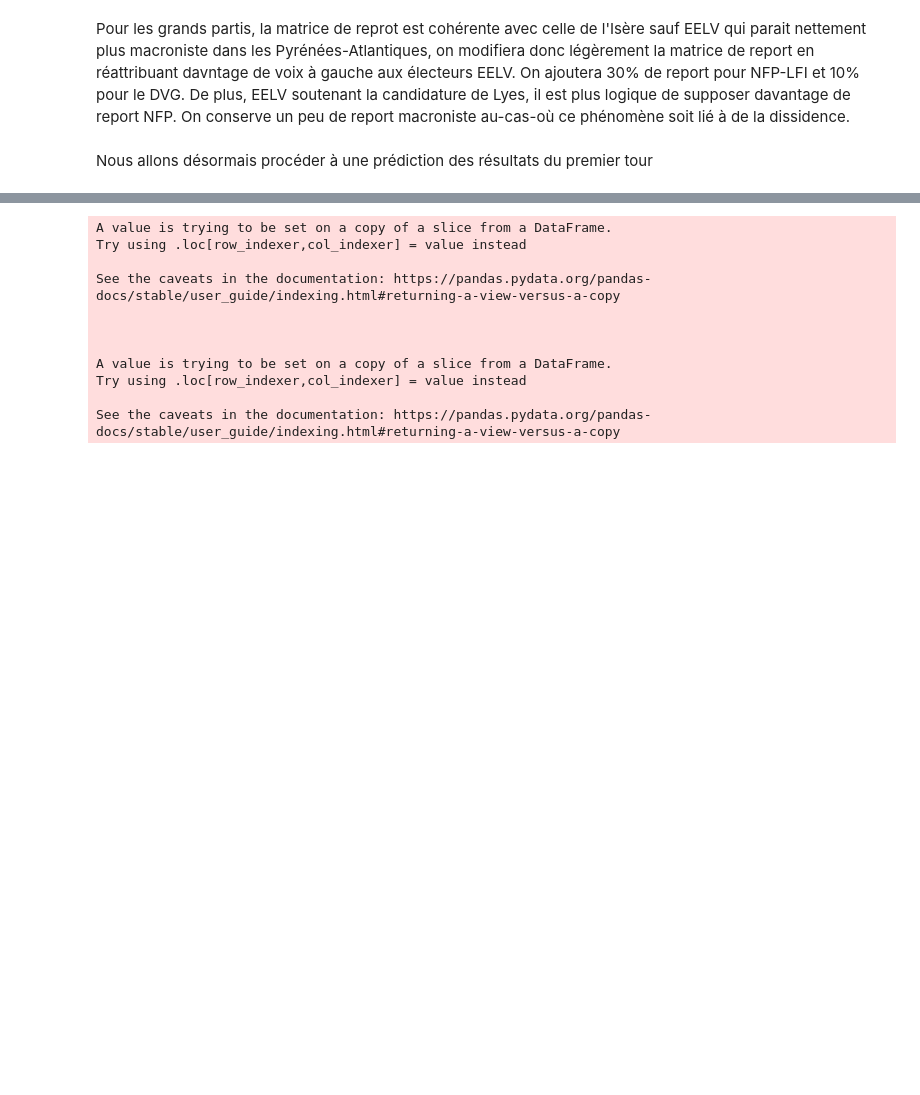
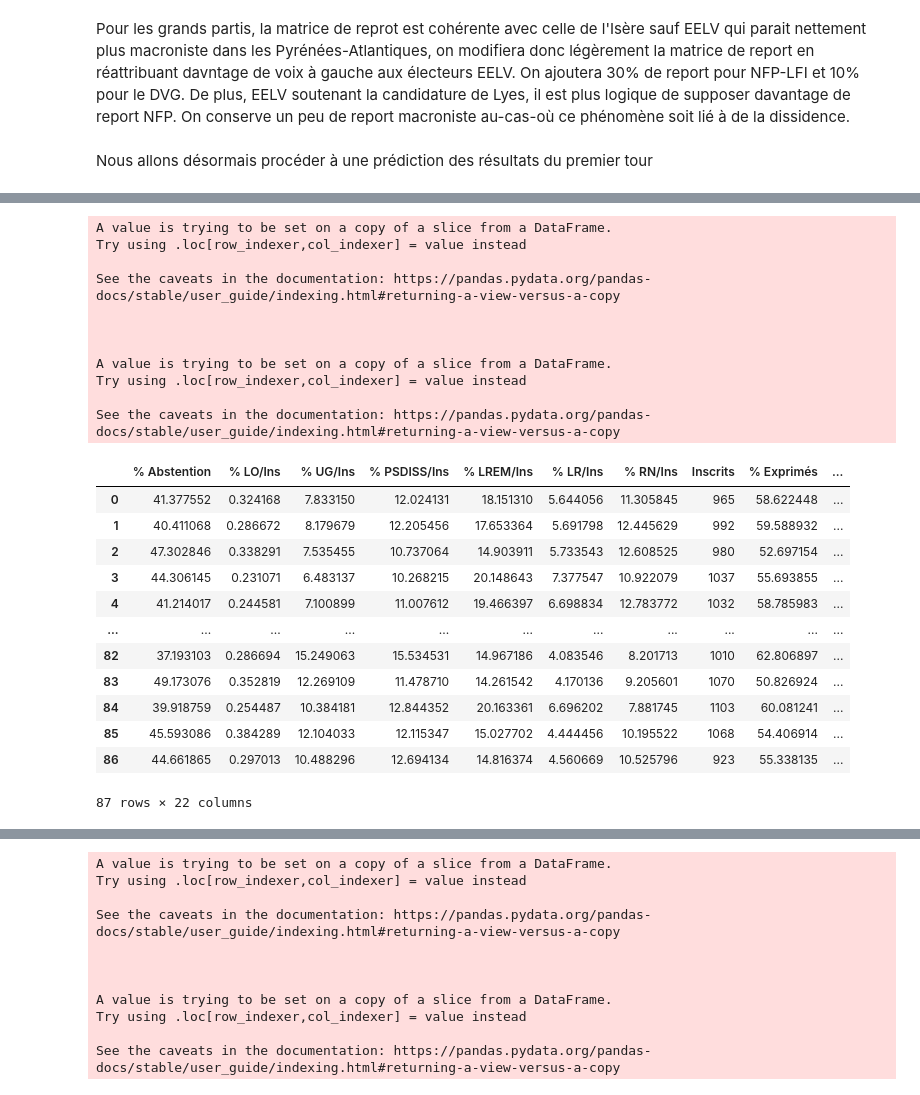
Before and after one commit to jmeynent/Circo381Analyse, a Jupyter notebook: Analyse.ipynb, the cells around one changed output, grey strips where cells are left out. Drawn from its saved outputs; the diff is of its cells as text; code cells hidden in the pictures; blank space fills up the shorter version.

```diff
--- a/Analyse.ipynb
+++ b/Analyse.ipynb
@@ -2584,6 +2580,33 @@ def sum_ressimu(simu, var_function_abs):
     df_total.loc['Abstention'] = ['x', Abs*100, 'x']
 
     return df_total
+# %%
+simu_veran_lfiPS_T1(var_participation)
+# %% [output]
+A value is trying to be set on a copy of a slice from a DataFrame.
+Try using .loc[row_indexer,col_indexer] = value instead
+
+See the caveats in the documentation: https://pandas.pydata.org/pandas-docs/stable/user_guide/indexing.html#returning-a-view-versus-a-copy
+
+
+
+A value is trying to be set on a copy of a slice from a DataFrame.
+Try using .loc[row_indexer,col_indexer] = value instead
+
+See the caveats in the documentation: https://pandas.pydata.org/pandas-docs/stable/user_guide/indexing.html#returning-a-view-versus-a-copy
+|  | % Abstention | % LO/Ins | % UG/Ins | % PSDISS/Ins | % LREM/Ins | % LR/Ins | % RN/Ins | Inscrits | % Exprimés | ... |
+| 0 | 41.377552 | 0.324168 | 7.833150 | 12.024131 | 18.151310 | 5.644056 | 11.305845 | 965 | 58.622448 | ... |
+| 1 | 40.411068 | 0.286672 | 8.179679 | 12.205456 | 17.653364 | 5.691798 | 12.445629 | 992 | 59.588932 | ... |
+| 2 | 47.302846 | 0.338291 | 7.535455 | 10.737064 | 14.903911 | 5.733543 | 12.608525 | 980 | 52.697154 | ... |
+| 3 | 44.306145 | 0.231071 | 6.483137 | 10.268215 | 20.148643 | 7.377547 | 10.922079 | 1037 | 55.693855 | ... |
+| 4 | 41.214017 | 0.244581 | 7.100899 | 11.007612 | 19.466397 | 6.698834 | 12.783772 | 1032 | 58.785983 | ... |
+| ... | ... | ... | ... | ... | ... | ... | ... | ... | ... | ... |
+| 82 | 37.193103 | 0.286694 | 15.249063 | 15.534531 | 14.967186 | 4.083546 | 8.201713 | 1010 | 62.806897 | ... |
+| 83 | 49.173076 | 0.352819 | 12.269109 | 11.478710 | 14.261542 | 4.170136 | 9.205601 | 1070 | 50.826924 | ... |
+| 84 | 39.918759 | 0.254487 | 10.384181 | 12.844352 | 20.163361 | 6.696202 | 7.881745 | 1103 | 60.081241 | ... |
+| 85 | 45.593086 | 0.384289 | 12.104033 | 12.115347 | 15.027702 | 4.444456 | 10.195522 | 1068 | 54.406914 | ... |
+| 86 | 44.661865 | 0.297013 | 10.488296 | 12.694134 | 14.816374 | 4.560669 | 10.525796 | 923 | 55.338135 | ... |
+87 rows × 22 columns
 # %%
 sum_ressimu(simu_veran_lfiPS_T1, var_participation)
 # %% [output]
```
Also changed, not shown: parts of 26 cells of this notebook, 5 other files.
